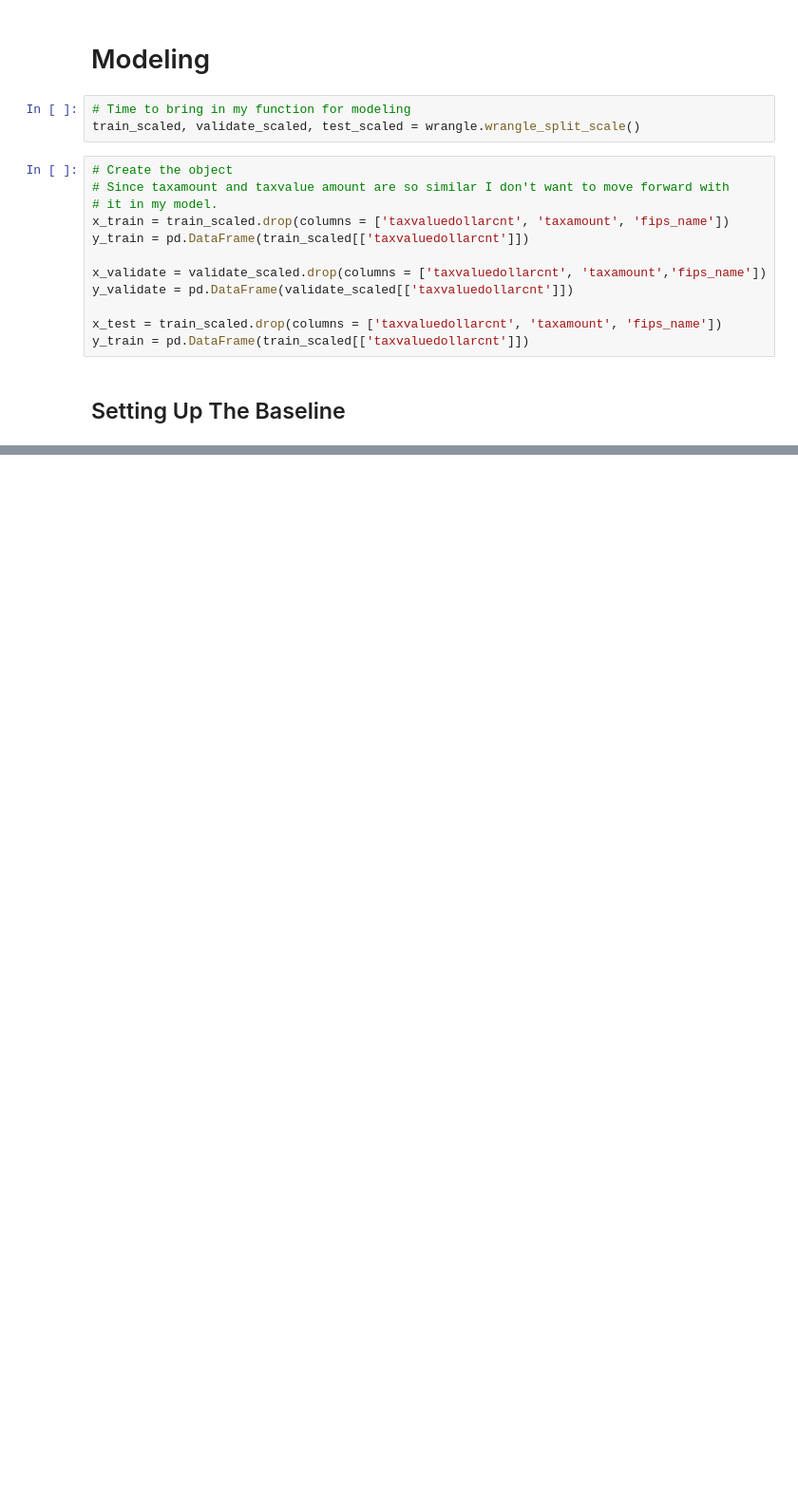
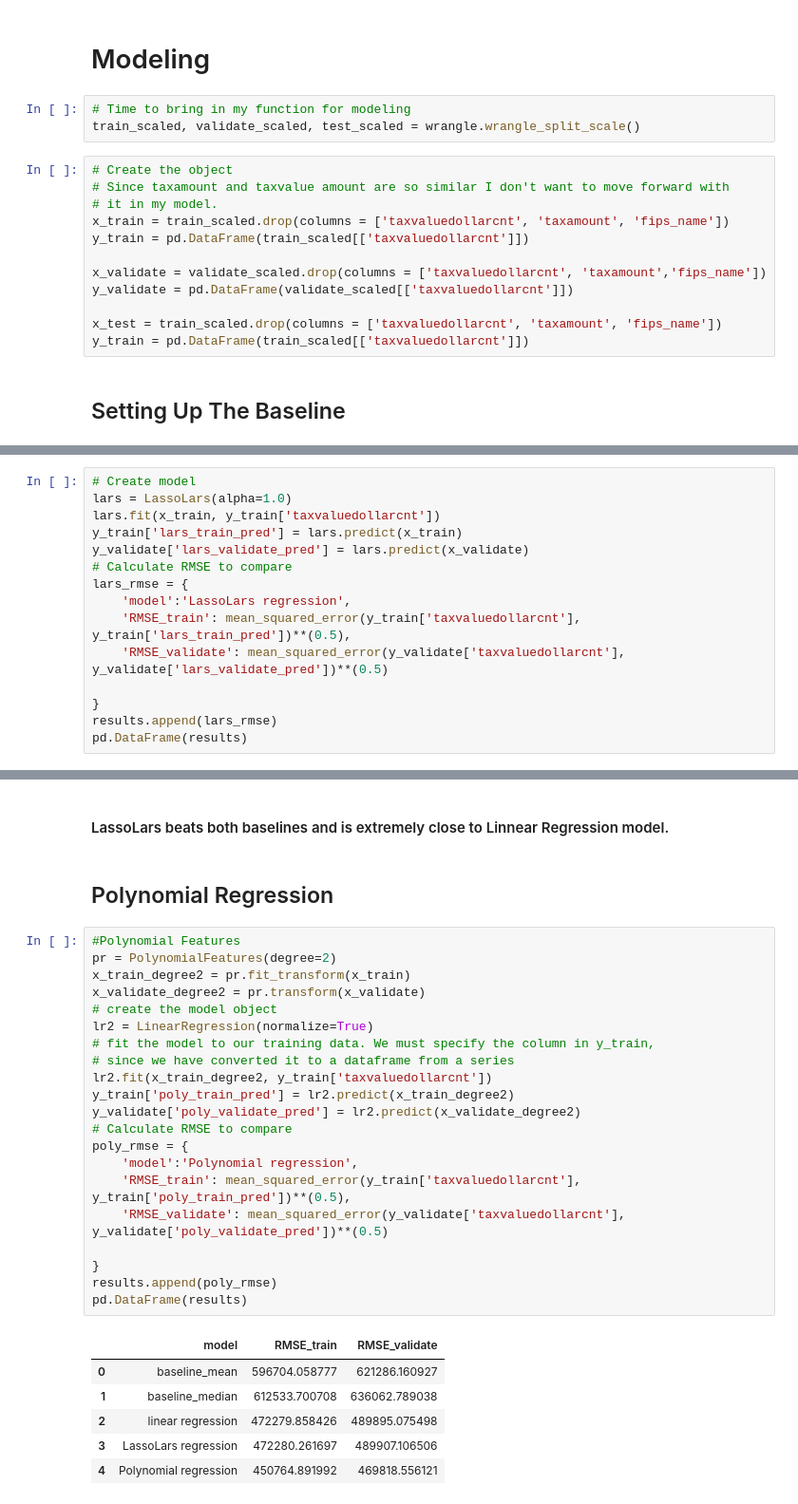
Before and after one commit to paigerackley/zillow-regression-project, a Jupyter notebook: final_notebook.ipynb, the cells around one changed output, grey strips where cells are left out. Shown at 95% size. Cells and saved outputs as stored; diff of their text form; blank space fills up the shorter version.

```diff
--- a/final_notebook.ipynb
+++ b/final_notebook.ipynb
@@ -233,0 +294,15 @@ baseline
+# %%
+# Create model
+lars = LassoLars(alpha=1.0)
+lars.fit(x_train, y_train['taxvaluedollarcnt'])
+y_train['lars_train_pred'] = lars.predict(x_train)
+y_validate['lars_validate_pred'] = lars.predict(x_validate)
+# Calculate RMSE to compare
+lars_rmse = {
+    'model':'LassoLars regression',
+    'RMSE_train': mean_squared_error(y_train['taxvaluedollarcnt'], y_train['lars_train_pred'])**(0.5),
+    'RMSE_validate': mean_squared_error(y_validate['taxvaluedollarcnt'], y_validate['lars_validate_pred'])**(0.5)
+
+}
+results.append(lars_rmse)
+pd.DataFrame(results)
@@ -233,0 +315,32 @@ baseline
+# %% [markdown]
+#### LassoLars beats both baselines and is extremely close to Linnear Regression model.
+# %% [markdown]
+## Polynomial Regression
+# %%
+#Polynomial Features
+pr = PolynomialFeatures(degree=2)
+x_train_degree2 = pr.fit_transform(x_train)
+x_validate_degree2 = pr.transform(x_validate)
+# create the model object
+lr2 = LinearRegression(normalize=True)
+# fit the model to our training data. We must specify the column in y_train,
+# since we have converted it to a dataframe from a series
+lr2.fit(x_train_degree2, y_train['taxvaluedollarcnt'])
+y_train['poly_train_pred'] = lr2.predict(x_train_degree2)
+y_validate['poly_validate_pred'] = lr2.predict(x_validate_degree2)
+# Calculate RMSE to compare
+poly_rmse = {
+    'model':'Polynomial regression',
+    'RMSE_train': mean_squared_error(y_train['taxvaluedollarcnt'], y_train['poly_train_pred'])**(0.5),
+    'RMSE_validate': mean_squared_error(y_validate['taxvaluedollarcnt'], y_validate['poly_validate_pred'])**(0.5)
+
+}
+results.append(poly_rmse)
+pd.DataFrame(results)
+# %% [output]
+|  | model | RMSE_train | RMSE_validate |
+| 0 | baseline_mean | 596704.058777 | 621286.160927 |
+| 1 | baseline_median | 612533.700708 | 636062.789038 |
+| 2 | linear regression | 472279.858426 | 489895.075498 |
+| 3 | LassoLars regression | 472280.261697 | 489907.106506 |
+| 4 | Polynomial regression | 450764.891992 | 469818.556121 |
```
Also changed, not shown: parts of 19 cells of this notebook, 1 other file.
